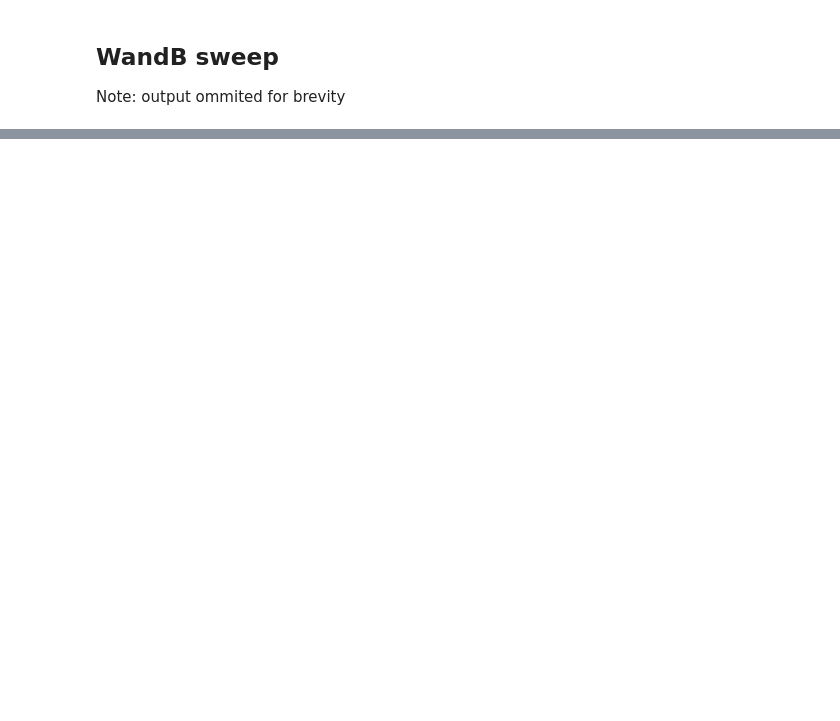
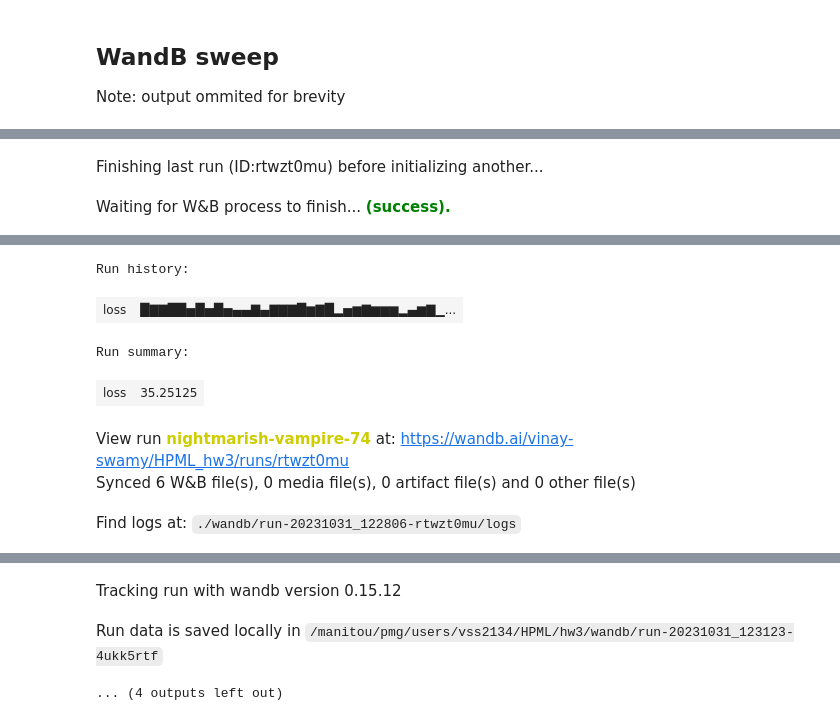
Before and after one commit to vinay-swamy/HPML, a Jupyter notebook: hw3/chatbot.ipynb, the cells around one changed output, grey strips where cells are left out. Drawn from its saved outputs; the diff is of its cells as text; code cells hidden in the pictures; blank space fills up the shorter version.

```diff
--- a/hw3/chatbot.ipynb
+++ b/hw3/chatbot.ipynb
@@ -252,7 +253,7 @@ def loadPrepareData(corpus, corpus_name, datafile, save_dir):
 
 
 # Load/Assemble voc and pairs
-save_dir = os.path.join("/pmglocal/vss2134/hpml", "save")
+save_dir = os.path.join("/pmglocal/vss2134/hpml/final", "save")
 voc, pairs = loadPrepareData(corpus, corpus_name, datafile, save_dir)
 # Print some pairs to validate
 print("\npairs:")
@@ -543,6 +560,7 @@ def train(input_variable, lengths, target_variable, mask, max_target_len, encode
     n_totals = 0
 
     # Forward pass through encoder
+
     encoder_outputs, encoder_hidden = encoder(input_variable, lengths)
 
     # Create initial decoder input (start with SOS tokens for each sentence)
@@ -613,7 +631,7 @@ def trainIters(model_name, voc, pairs, encoder, decoder, encoder_optimizer, deco
     print("Training...")
     if profile:
         prof = torch.profiler.profile(
-                schedule=torch.profiler.schedule(wait=1, warmup=3, active=10, repeat=1),
+                schedule=torch.profiler.schedule(wait=1, warmup=10, active=10, repeat=1),
                 on_trace_ready=torch.profiler.tensorboard_trace_handler(f'./profiler_logs/{wandb.run.name}.log'),
                 record_shapes=True,
                 with_stack=True)
@@ -674,6 +692,32 @@ def evaluate(encoder, decoder, searcher, voc, sentence, max_length=MAX_LENGTH):
     decoded_words = [voc.index2word[token.item()] for token in tokens]
     return decoded_words
 
+def evaluateTrainData(searcher, eval_batches, n_iteration, device, max_length=MAX_LENGTH):
+    # prof = torch.profiler.profile(
+    #             schedule=torch.profiler.schedule(wait=1, warmup=10, active=50, repeat=1),
+    #             on_trace_ready=torch.profiler.tensorboard_trace_handler(f'./profiler_logs/{wandb.run.name}.log'),
+    #             record_shapes=True,
+    #             with_stack=True)
+    # prof.start()
+    time_diffs = []
+    searcher = searcher.to(device)
+    for iteration in range(n_iteration):
+        training_batch = eval_batches[iteration]
+        input_variable, lengths, target_variable, mask, max_target_len = training_batch
+        input_variable = input_variable.to(device)
+        if iteration > 5:
+            torch.cuda.synchronize()
+            start = time.monotonic_ns()
+        with torch.no_grad():
+            output = searcher(input_variable, lengths, max_length)
+        if iteration > 5:
+            torch.cuda.synchronize()
+            end = time.monotonic_ns()
+        #prof.step()
+        if iteration > 5:
+            time_diffs.append(end-start)
+    #prof.stop()
+    return np.array(time_diffs) / 1e6 ## report time in ms
 
 def evaluateInput(encoder, decoder, searcher, voc):
     input_sentence = ''
@@ -1013,0 +912,12 @@ k
+# %%
+best_model_config = Config(
+    clip=50.0,
+    tf_ratio=1.0,
+    lr=0.0005,
+    optimizer = "adam",
+    decoder_lrn_ratio=3.0
+)
+_, _ = wrap_train(best_model_config, profile=False, save_model=True)
+# %% [output]
+Finishing last run (ID:rtwzt0mu) before initializing another...
+Waiting for W&B process to finish... (success).
@@ -1013,0 +925,7 @@ k
+Run history:
+| loss | █▇▇██▅█▅█▅▄▄▇▄▇▇▇█▆▇█▂▅▆▇▆▆▆▂▄▆▇▁... |
+Run summary:
+| loss | 35.25125 |
+View run nightmarish-vampire-74 at: https://wandb.ai/vinay-swamy/HPML_hw3/runs/rtwzt0mu
+Synced 6 W&B file(s), 0 media file(s), 0 artifact file(s) and 0 other file(s)
+Find logs at: ./wandb/run-20231031_122806-rtwzt0mu/logs
@@ -1013,0 +933,3 @@ k
+Tracking run with wandb version 0.15.12
+Run data is saved locally in /manitou/pmg/users/vss2134/HPML/hw3/wandb/run-20231031_123123-4ukk5rtf
+... (4 outputs left out)
```
Also changed, not shown: parts of 28 cells of this notebook, 1 other file.
